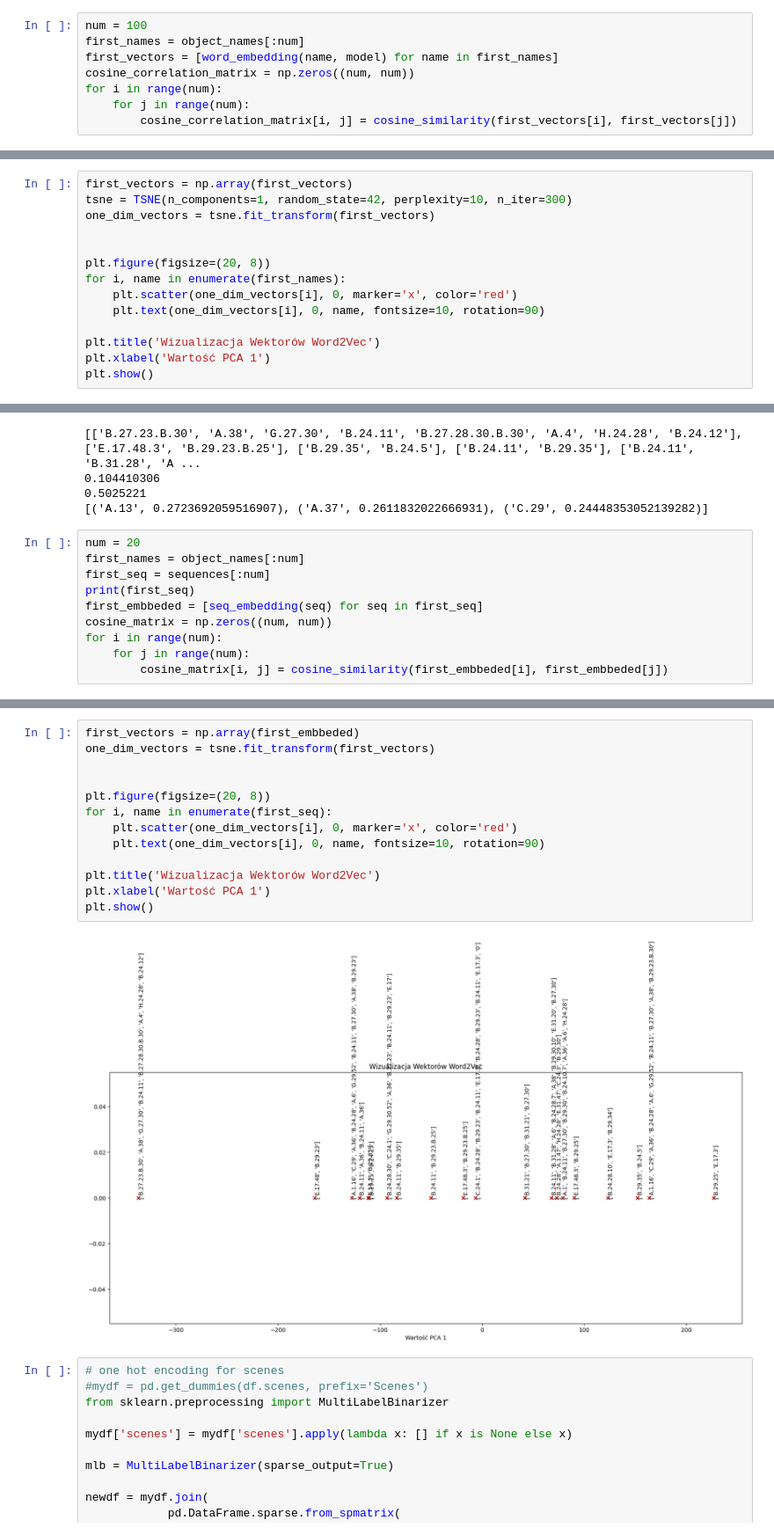
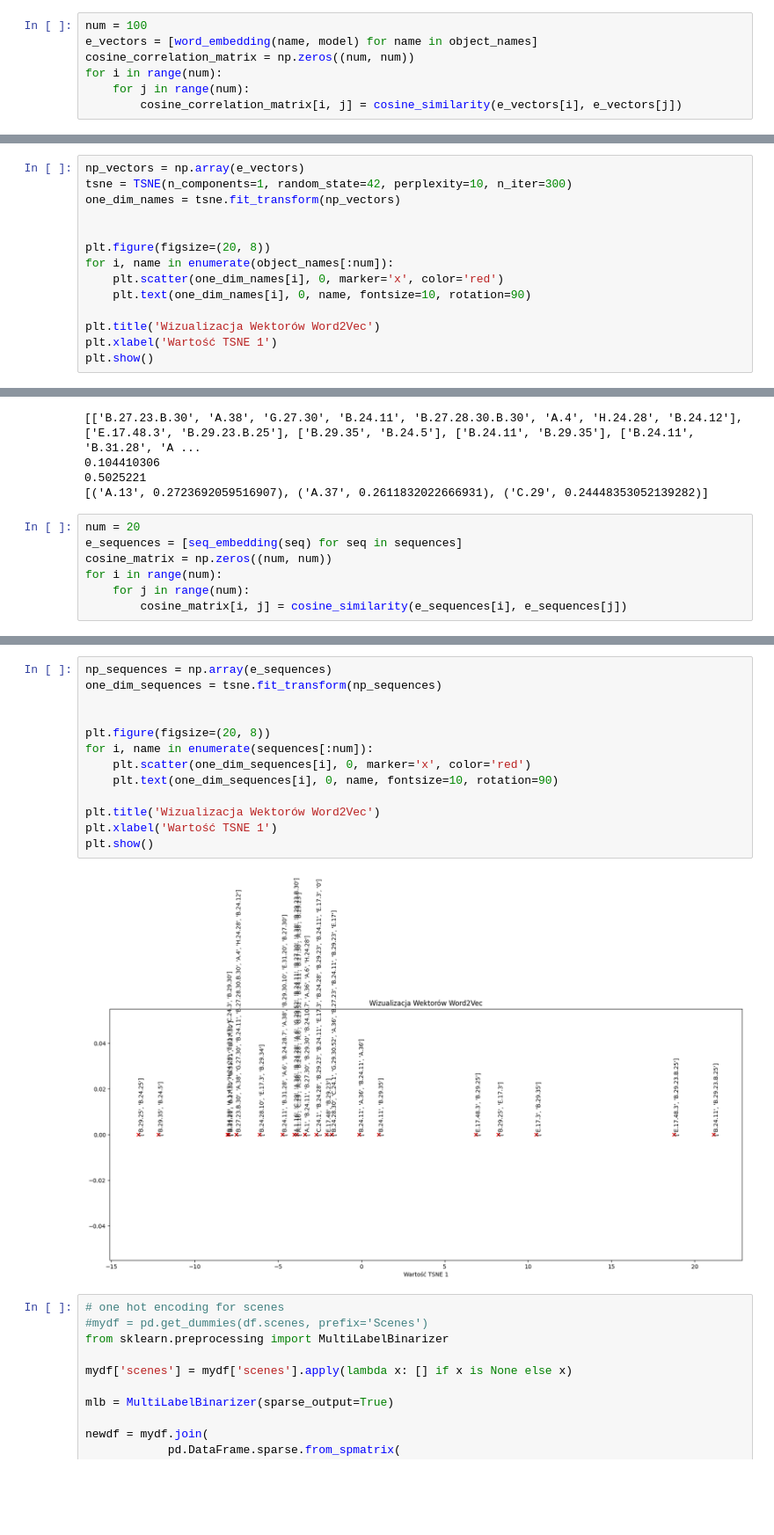
Before and after one commit to agentolek/Bootcamp-mini-hackathon-2024, a Jupyter notebook: Slodziaki/code/correlation.ipynb, the cells around one changed output, grey strips where cells are left out. Shown at 88% size. Saved outputs shown, nothing was run; the diff lists cells and outputs as text; blank space fills up the shorter version.

```diff
--- a/Slodziaki/code/correlation.ipynb
+++ b/Slodziaki/code/correlation.ipynb
@@ -125,12 +125,11 @@ Cosine similarity: 0.82138115
 Cosine similarity: 0.27575368
 # %%
 num = 100
-first_names = object_names[:num]
-first_vectors = [word_embedding(name, model) for name in first_names]
+e_vectors = [word_embedding(name, model) for name in object_names]
 cosine_correlation_matrix = np.zeros((num, num))
 for i in range(num):
     for j in range(num):
-        cosine_correlation_matrix[i, j] = cosine_similarity(first_vectors[i], first_vectors[j])
+        cosine_correlation_matrix[i, j] = cosine_similarity(e_vectors[i], e_vectors[j])
 # %%
 plt.figure(figsize=(20, 16))
 plt.imshow(cosine_correlation_matrix, cmap='viridis', interpolation='nearest')
@@ -144,18 +143,18 @@ plt.show()
 # %% [output]
 [figure]
 # %%
-first_vectors = np.array(first_vectors)
+np_vectors = np.array(e_vectors)
 tsne = TSNE(n_components=1, random_state=42, perplexity=10, n_iter=300)
-one_dim_vectors = tsne.fit_transform(first_vectors)
+one_dim_names = tsne.fit_transform(np_vectors)
 
 
 plt.figure(figsize=(20, 8))
-for i, name in enumerate(first_names):
-    plt.scatter(one_dim_vectors[i], 0, marker='x', color='red')
-    plt.text(one_dim_vectors[i], 0, name, fontsize=10, rotation=90)
+for i, name in enumerate(object_names[:num]):
+    plt.scatter(one_dim_names[i], 0, marker='x', color='red')
+    plt.text(one_dim_names[i], 0, name, fontsize=10, rotation=90)
 
 plt.title('Wizualizacja Wektorów Word2Vec')
-plt.xlabel('Wartość PCA 1')
+plt.xlabel('Wartość TSNE 1')
 plt.show()
 # %% [output]
 found 0 physical cores < 1
@@ -200,11 +199,8 @@ print(words)
 [('A.13', 0.2723692059516907), ('A.37', 0.2611832022666931), ('C.29', 0.24448353052139282)]
 # %%
 num = 20
-first_names = object_names[:num]
-first_seq = sequences[:num]
-print(first_seq)
-first_embbeded = [seq_embedding(seq) for seq in first_seq]
+e_sequences = [seq_embedding(seq) for seq in sequences]
 cosine_matrix = np.zeros((num, num))
 for i in range(num):
     for j in range(num):
-        cosine_matrix[i, j] = cosine_similarity(first_embbeded[i], first_embbeded[j])
+        cosine_matrix[i, j] = cosine_similarity(e_sequences[i], e_sequences[j])
@@ -223,20 +217,20 @@ plt.show()
 # %% [output]
 [figure]
 # %%
-first_vectors = np.array(first_embbeded)
-one_dim_vectors = tsne.fit_transform(first_vectors)
+np_sequences = np.array(e_sequences)
+one_dim_sequences = tsne.fit_transform(np_sequences)
 
 
 plt.figure(figsize=(20, 8))
-for i, name in enumerate(first_seq):
-    plt.scatter(one_dim_vectors[i], 0, marker='x', color='red')
-    plt.text(one_dim_vectors[i], 0, name, fontsize=10, rotation=90)
+for i, name in enumerate(sequences[:num]):
+    plt.scatter(one_dim_sequences[i], 0, marker='x', color='red')
+    plt.text(one_dim_sequences[i], 0, name, fontsize=10, rotation=90)
 
 plt.title('Wizualizacja Wektorów Word2Vec')
-plt.xlabel('Wartość PCA 1')
+plt.xlabel('Wartość TSNE 1')
 plt.show()
 # %% [output]
-[figure, old version]
+[figure, new version]
 # %%
 # one hot encoding for scenes
 #mydf = pd.get_dummies(df.scenes, prefix='Scenes')
```
Also changed, not shown: parts of 10 cells of this notebook.
